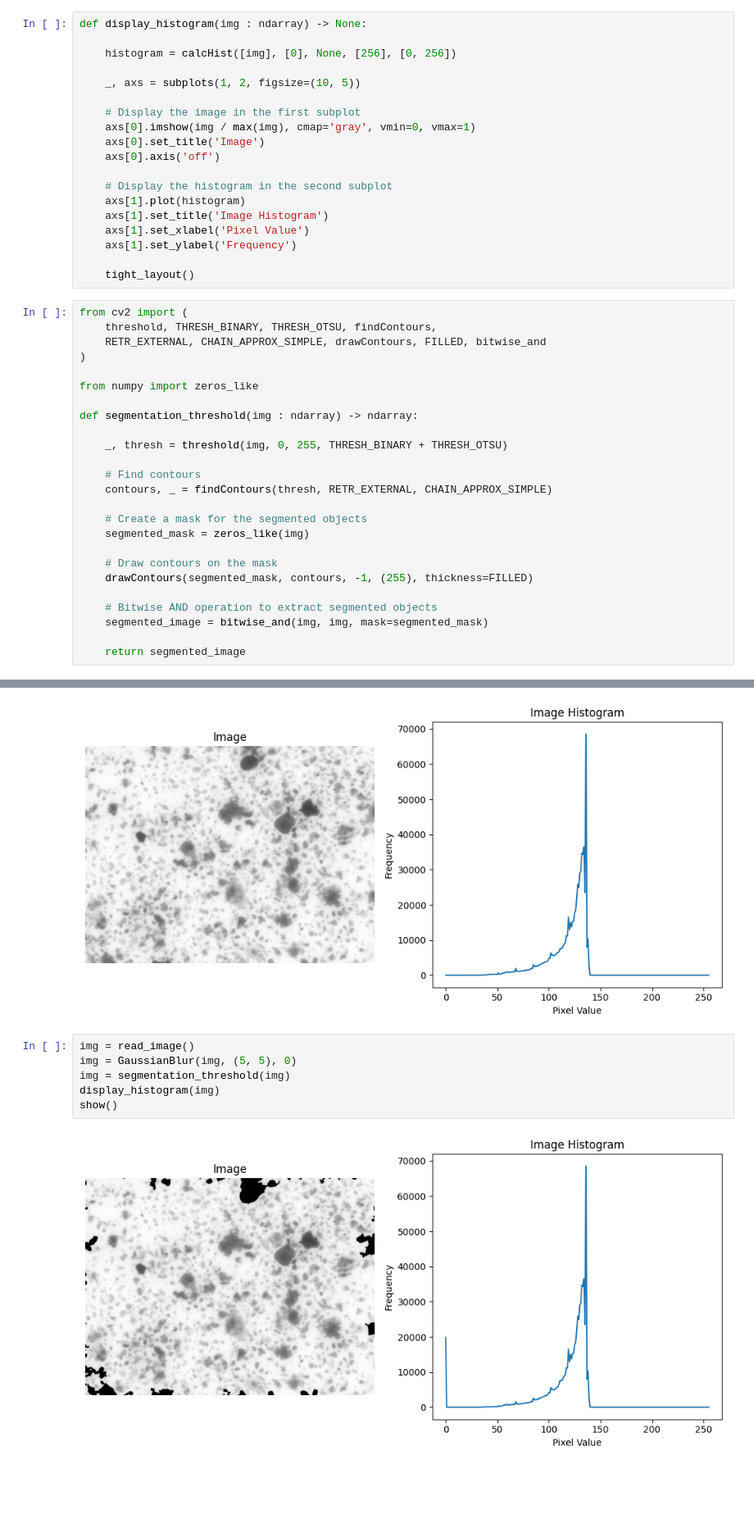
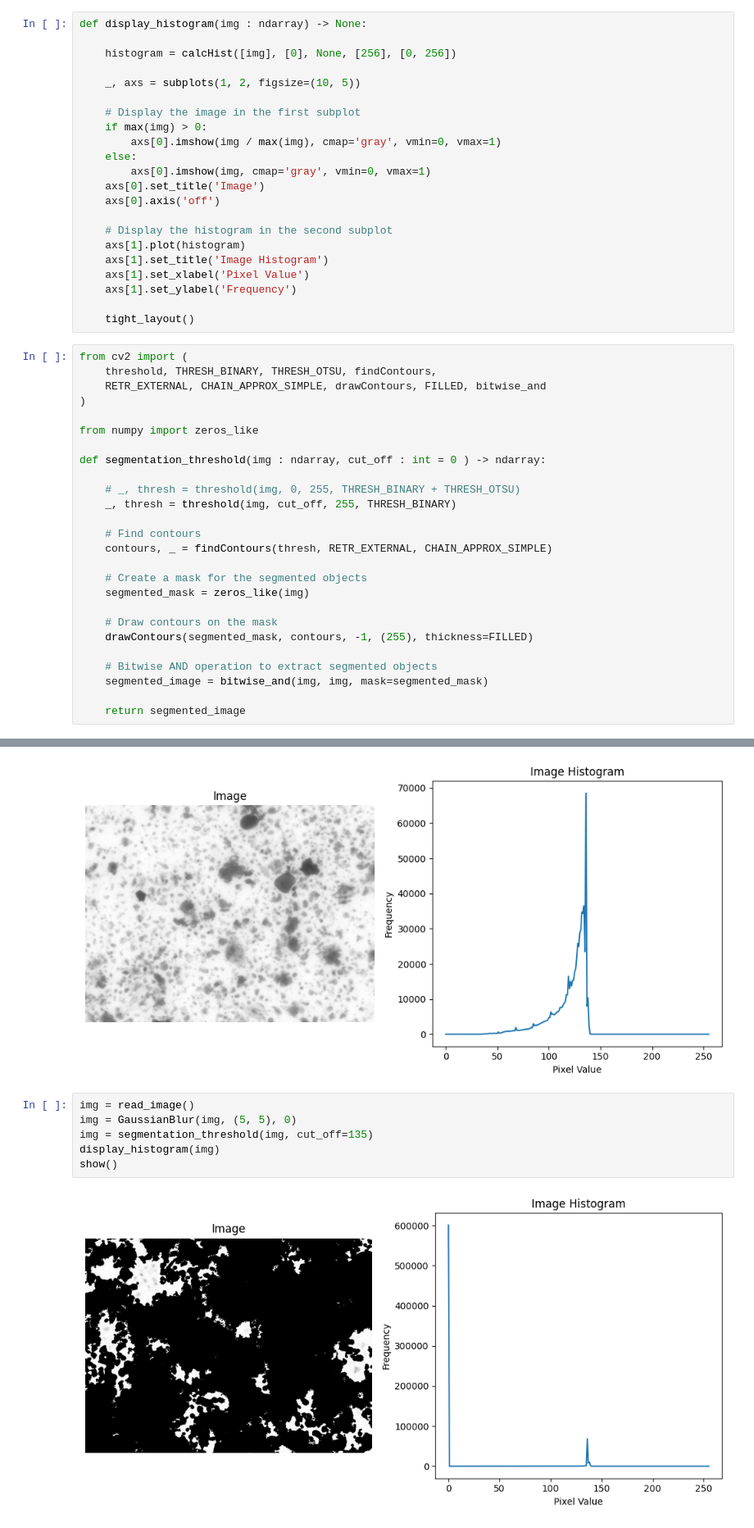
Before and after one commit to LeweLotki/inzynierka_PSO, a Jupyter notebook: src/data_analysis/notebook.ipynb, the cells around one changed output, grey strips where cells are left out. Shown at 82% size. Saved outputs shown, nothing was run; the diff lists cells and outputs as text; blank space fills up the shorter version.

Commit message:
testing threshold method of segmentation

```diff
--- a/src/data_analysis/notebook.ipynb
+++ b/src/data_analysis/notebook.ipynb
@@ -18,7 +18,10 @@ def display_histogram(img : ndarray) -> None:
     _, axs = subplots(1, 2, figsize=(10, 5))
 
     # Display the image in the first subplot
-    axs[0].imshow(img / max(img), cmap='gray', vmin=0, vmax=1)
+    if max(img) > 0:
+        axs[0].imshow(img / max(img), cmap='gray', vmin=0, vmax=1)
+    else:
+        axs[0].imshow(img, cmap='gray', vmin=0, vmax=1)
     axs[0].set_title('Image')
     axs[0].axis('off')
 
@@ -37,9 +40,10 @@ from cv2 import (
 
 from numpy import zeros_like
 
-def segmentation_threshold(img : ndarray) -> ndarray:
+def segmentation_threshold(img : ndarray, cut_off : int = 0 ) -> ndarray:
 
-    _, thresh = threshold(img, 0, 255, THRESH_BINARY + THRESH_OTSU)
+    # _, thresh = threshold(img, 0, 255, THRESH_BINARY + THRESH_OTSU)
+    _, thresh = threshold(img, cut_off, 255, THRESH_BINARY)
 
     # Find contours
     contours, _ = findContours(thresh, RETR_EXTERNAL, CHAIN_APPROX_SIMPLE)
@@ -86,8 +90,8 @@ show()
 # %%
 img = read_image()
 img = GaussianBlur(img, (5, 5), 0)
-img = segmentation_threshold(img)
+img = segmentation_threshold(img, cut_off=135)
 display_histogram(img)
 show()
 # %% [output]
-[figure, old version]
+[figure, new version]
```
Also changed, not shown: parts of 1 cell of this notebook.
